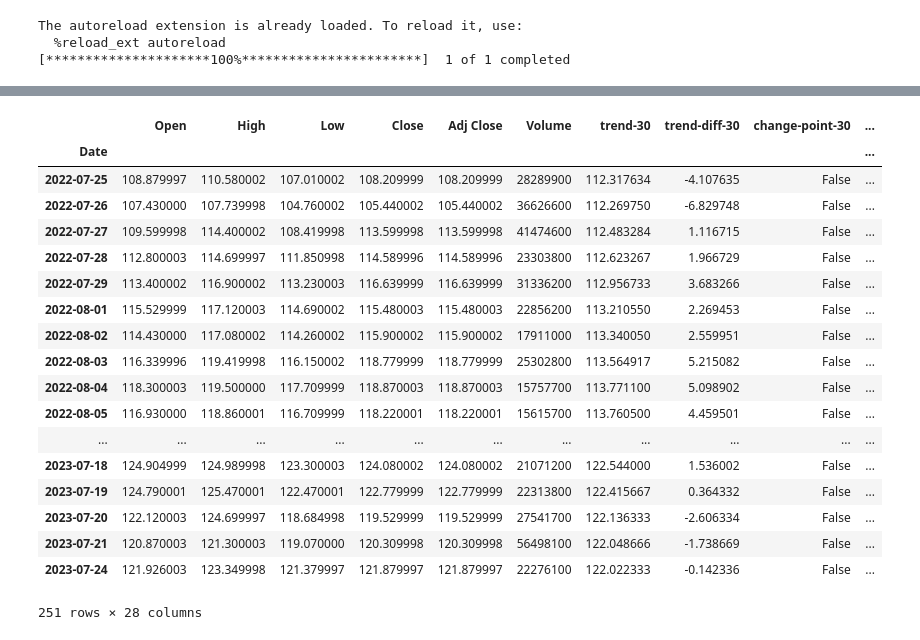
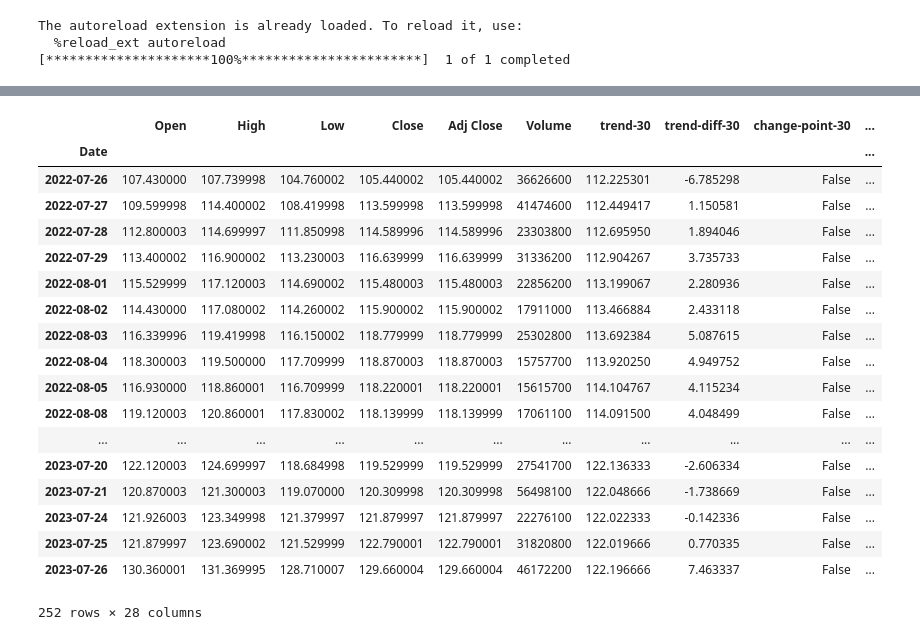
Before and after one commit to j03m/alfred, a Jupyter notebook: notebooks/back_test_visualizer.ipynb, the cells around one changed output, grey strips where cells are left out. Drawn from its saved outputs; the diff is of its cells as text; code cells hidden in the pictures.

```diff
--- a/notebooks/back_test_visualizer.ipynb
+++ b/notebooks/back_test_visualizer.ipynb
@@ -62,7 +62,7 @@ def analyze_and_graph(file, symbol, period, df):
     start = start.strftime('%Y-%m-%d')
     end = now.strftime('%Y-%m-%d')
     training_window = RangeTrainingWindowUtil(df, start, end)
-    env = TraderEnv(symbol, training_window.test_df, training_window.hist_df)
+    env = TraderEnv(symbol, training_window.test_df, training_window.full_hist_df)
 
 
     fig = plot_backtest_analysis(env.orig_timeseries_with_analytics, ledger, inverse=inverse)
@@ -92,49 +92,49 @@ def analyze_and_graph(file, symbol, period, df):
     indexes=[1,2,3]
     for period, color, index in zip(periods, colors, indexes):
         fig.add_trace(go.Bar(x=analytics_df.index, y=analytics_df[f'polynomial_derivative-{period}'], marker=dict(color=f'{color}', colorscale='Viridis'), name=f'Polynomial Derivative {period}'), row=index, col=1)
 
     fig.update_layout(title='Backtest Analysis', xaxis_title='Date', height=800)
     fig.show()
 
     return ledger, training_window.test_df, env, analytics_df
 
 ticker_obj = yf.download(tickers=symbol)
 df = pd.DataFrame(ticker_obj)
 
 
 ledger, df2, env, analytics_df = analyze_and_graph(file, symbol, 365*4, df)
 #ledger, df2 = analyze_and_graph_range(file, symbol, "03-27-2020", "12-17-2021", df)
 
 # Display metrics as text
 metrics = analyze_trades(ledger, symbol, period)
 metrics["file"] = file
 metrics_df = metrics_to_dataframe(metrics)
 analytics_df
 #df2[["moving_avg", "change_points", "rt", "Close"]]
 # %% [output]
 The autoreload extension is already loaded. To reload it, use:
   %reload_ext autoreload
 [*********************100%***********************]  1 of 1 completed
 [interactive output not drawn]
 [interactive output not drawn]
 |  | Open | High | Low | Close | Adj Close | Volume | trend-30 | trend-diff-30 | change-point-30 | ... |
 | Date |  |  |  |  |  |  |  |  |  | ... |
-| 2022-07-25 | 108.879997 | 110.580002 | 107.010002 | 108.209999 | 108.209999 | 28289900 | 112.317634 | -4.107635 | False | ... |
-| 2022-07-26 | 107.430000 | 107.739998 | 104.760002 | 105.440002 | 105.440002 | 36626600 | 112.269750 | -6.829748 | False | ... |
-| 2022-07-27 | 109.599998 | 114.400002 | 108.419998 | 113.599998 | 113.599998 | 41474600 | 112.483284 | 1.116715 | False | ... |
-| 2022-07-28 | 112.800003 | 114.699997 | 111.850998 | 114.589996 | 114.589996 | 23303800 | 112.623267 | 1.966729 | False | ... |
-| 2022-07-29 | 113.400002 | 116.900002 | 113.230003 | 116.639999 | 116.639999 | 31336200 | 112.956733 | 3.683266 | False | ... |
-| 2022-08-01 | 115.529999 | 117.120003 | 114.690002 | 115.480003 | 115.480003 | 22856200 | 113.210550 | 2.269453 | False | ... |
-| 2022-08-02 | 114.430000 | 117.080002 | 114.260002 | 115.900002 | 115.900002 | 17911000 | 113.340050 | 2.559951 | False | ... |
-| 2022-08-03 | 116.339996 | 119.419998 | 116.150002 | 118.779999 | 118.779999 | 25302800 | 113.564917 | 5.215082 | False | ... |
-| 2022-08-04 | 118.300003 | 119.500000 | 117.709999 | 118.870003 | 118.870003 | 15757700 | 113.771100 | 5.098902 | False | ... |
-| 2022-08-05 | 116.930000 | 118.860001 | 116.709999 | 118.220001 | 118.220001 | 15615700 | 113.760500 | 4.459501 | False | ... |
+| 2022-07-26 | 107.430000 | 107.739998 | 104.760002 | 105.440002 | 105.440002 | 36626600 | 112.225301 | -6.785298 | False | ... |
+| 2022-07-27 | 109.599998 | 114.400002 | 108.419998 | 113.599998 | 113.599998 | 41474600 | 112.449417 | 1.150581 | False | ... |
+| 2022-07-28 | 112.800003 | 114.699997 | 111.850998 | 114.589996 | 114.589996 | 23303800 | 112.695950 | 1.894046 | False | ... |
+| 2022-07-29 | 113.400002 | 116.900002 | 113.230003 | 116.639999 | 116.639999 | 31336200 | 112.904267 | 3.735733 | False | ... |
+| 2022-08-01 | 115.529999 | 117.120003 | 114.690002 | 115.480003 | 115.480003 | 22856200 | 113.199067 | 2.280936 | False | ... |
+| 2022-08-02 | 114.430000 | 117.080002 | 114.260002 | 115.900002 | 115.900002 | 17911000 | 113.466884 | 2.433118 | False | ... |
+| 2022-08-03 | 116.339996 | 119.419998 | 116.150002 | 118.779999 | 118.779999 | 25302800 | 113.692384 | 5.087615 | False | ... |
+| 2022-08-04 | 118.300003 | 119.500000 | 117.709999 | 118.870003 | 118.870003 | 15757700 | 113.920250 | 4.949752 | False | ... |
+| 2022-08-05 | 116.930000 | 118.860001 | 116.709999 | 118.220001 | 118.220001 | 15615700 | 114.104767 | 4.115234 | False | ... |
+| 2022-08-08 | 119.120003 | 120.860001 | 117.830002 | 118.139999 | 118.139999 | 17061100 | 114.091500 | 4.048499 | False | ... |
 | ... | ... | ... | ... | ... | ... | ... | ... | ... | ... | ... |
-| 2023-07-18 | 124.904999 | 124.989998 | 123.300003 | 124.080002 | 124.080002 | 21071200 | 122.544000 | 1.536002 | False | ... |
-| 2023-07-19 | 124.790001 | 125.470001 | 122.470001 | 122.779999 | 122.779999 | 22313800 | 122.415667 | 0.364332 | False | ... |
 | 2023-07-20 | 122.120003 | 124.699997 | 118.684998 | 119.529999 | 119.529999 | 27541700 | 122.136333 | -2.606334 | False | ... |
 | 2023-07-21 | 120.870003 | 121.300003 | 119.070000 | 120.309998 | 120.309998 | 56498100 | 122.048666 | -1.738669 | False | ... |
 | 2023-07-24 | 121.926003 | 123.349998 | 121.379997 | 121.879997 | 121.879997 | 22276100 | 122.022333 | -0.142336 | False | ... |
+| 2023-07-25 | 121.879997 | 123.690002 | 121.529999 | 122.790001 | 122.790001 | 31820800 | 122.019666 | 0.770335 | False | ... |
+| 2023-07-26 | 130.360001 | 131.369995 | 128.710007 | 129.660004 | 129.660004 | 46172200 | 122.196666 | 7.463337 | False | ... |
-251 rows × 28 columns
+252 rows × 28 columns
 # %%
 ledger
```
Also changed, not shown: 11 other files.
